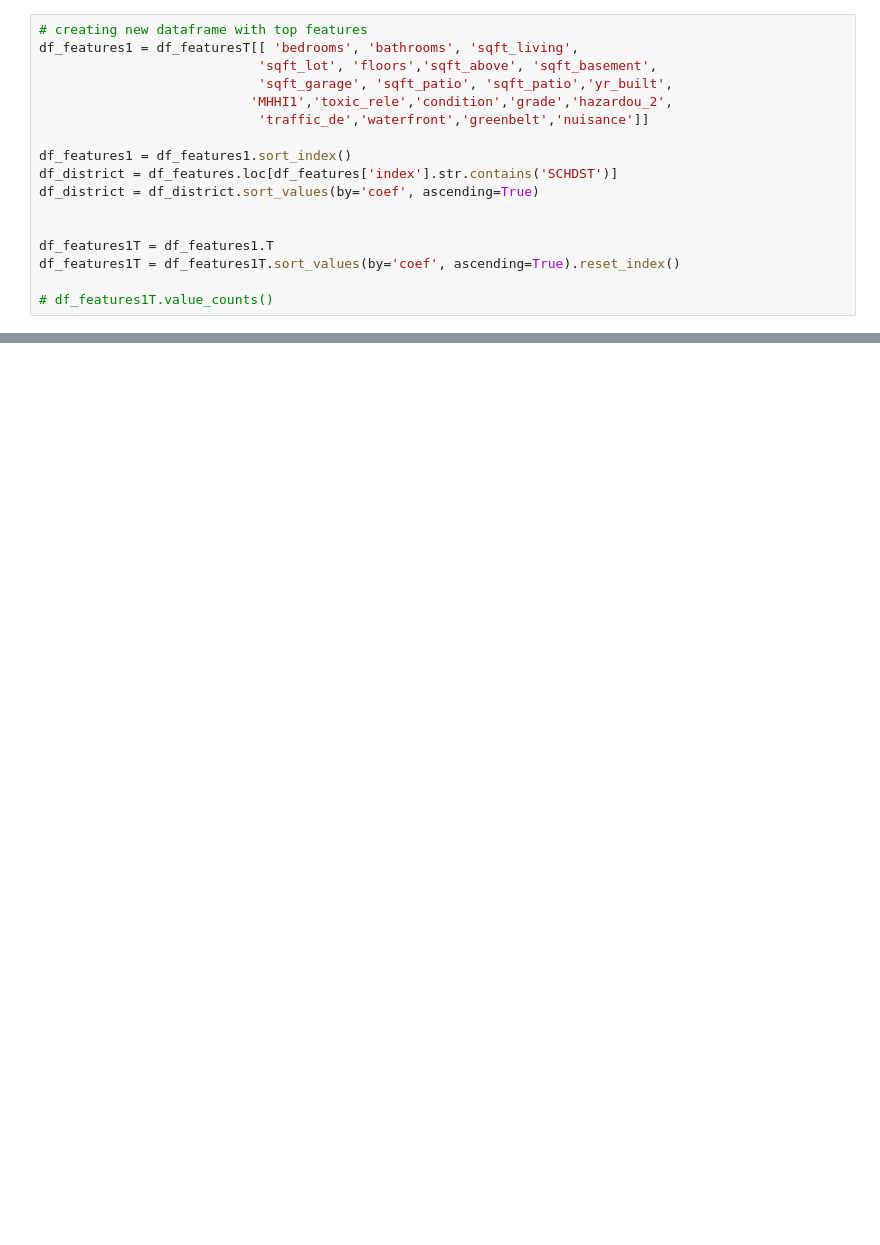
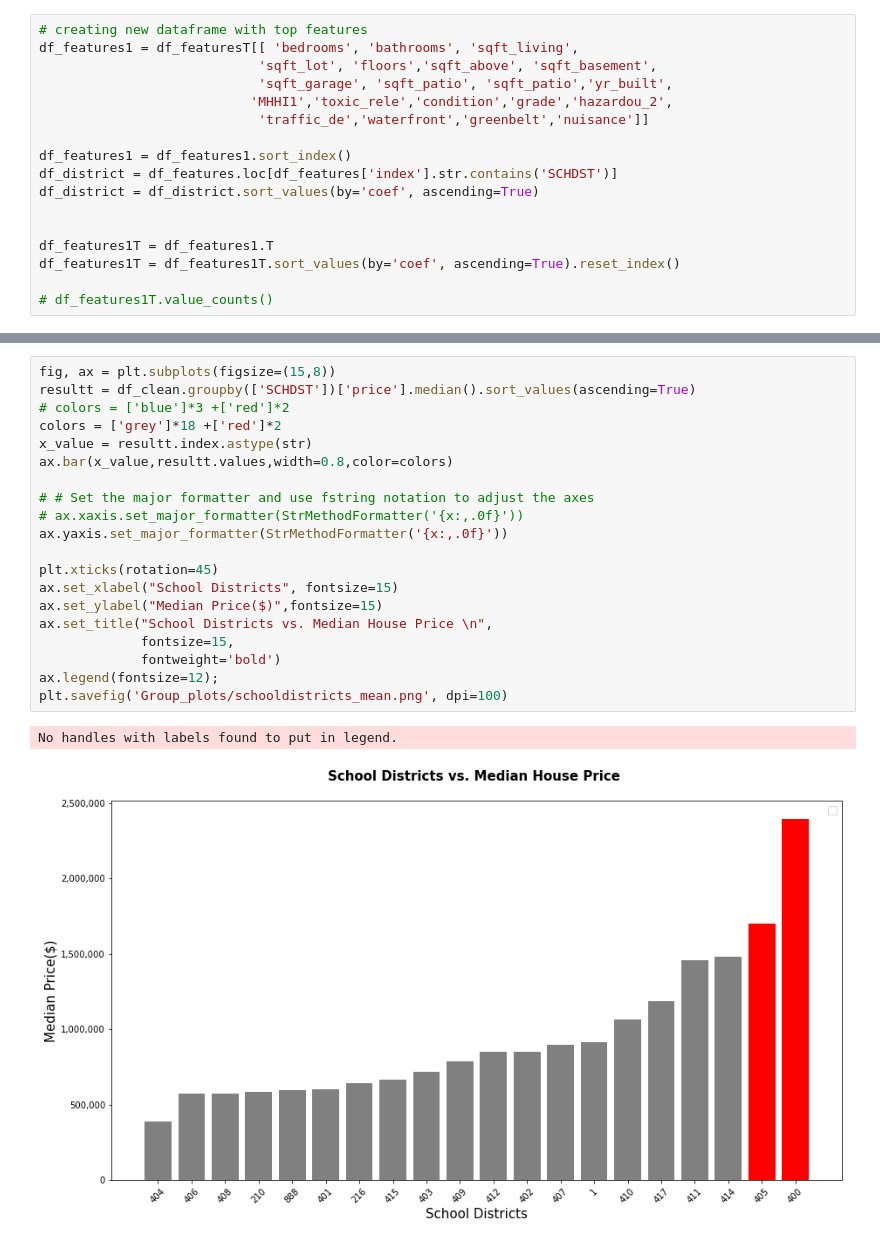
Before and after one commit to drykvf/Housing-Project, a Jupyter notebook: Final_notebook_draft4.ipynb, the cells around one changed output, grey strips where cells are left out. Cells and saved outputs as stored; diff of their text form; blank space fills up the shorter version.

```diff
--- a/Final_notebook_draft4.ipynb
+++ b/Final_notebook_draft4.ipynb
@@ -1116,3 +1118,26 @@ plt.savefig('Group_plots/schooldistricts_s.png', dpi=100)
 # %% [output]
 No handles with labels found to put in legend.
 [figure]
+# %%
+fig, ax = plt.subplots(figsize=(15,8))
+resultt = df_clean.groupby(['SCHDST'])['price'].median().sort_values(ascending=True)
+# colors = ['blue']*3 +['red']*2
+colors = ['grey']*18 +['red']*2
+x_value = resultt.index.astype(str)
+ax.bar(x_value,resultt.values,width=0.8,color=colors)
+
+# # Set the major formatter and use fstring notation to adjust the axes
+# ax.xaxis.set_major_formatter(StrMethodFormatter('{x:,.0f}'))
+ax.yaxis.set_major_formatter(StrMethodFormatter('{x:,.0f}'))
+
+plt.xticks(rotation=45)
+ax.set_xlabel("School Districts", fontsize=15)
+ax.set_ylabel("Median Price($)",fontsize=15)
+ax.set_title("School Districts vs. Median House Price \n",
+             fontsize=15,
+             fontweight='bold')
+ax.legend(fontsize=12);
+plt.savefig('Group_plots/schooldistricts_mean.png', dpi=100)
+# %% [output]
+No handles with labels found to put in legend.
+[figure, added]
```
Also changed, not shown: parts of 23 cells of this notebook, 8 other files.
